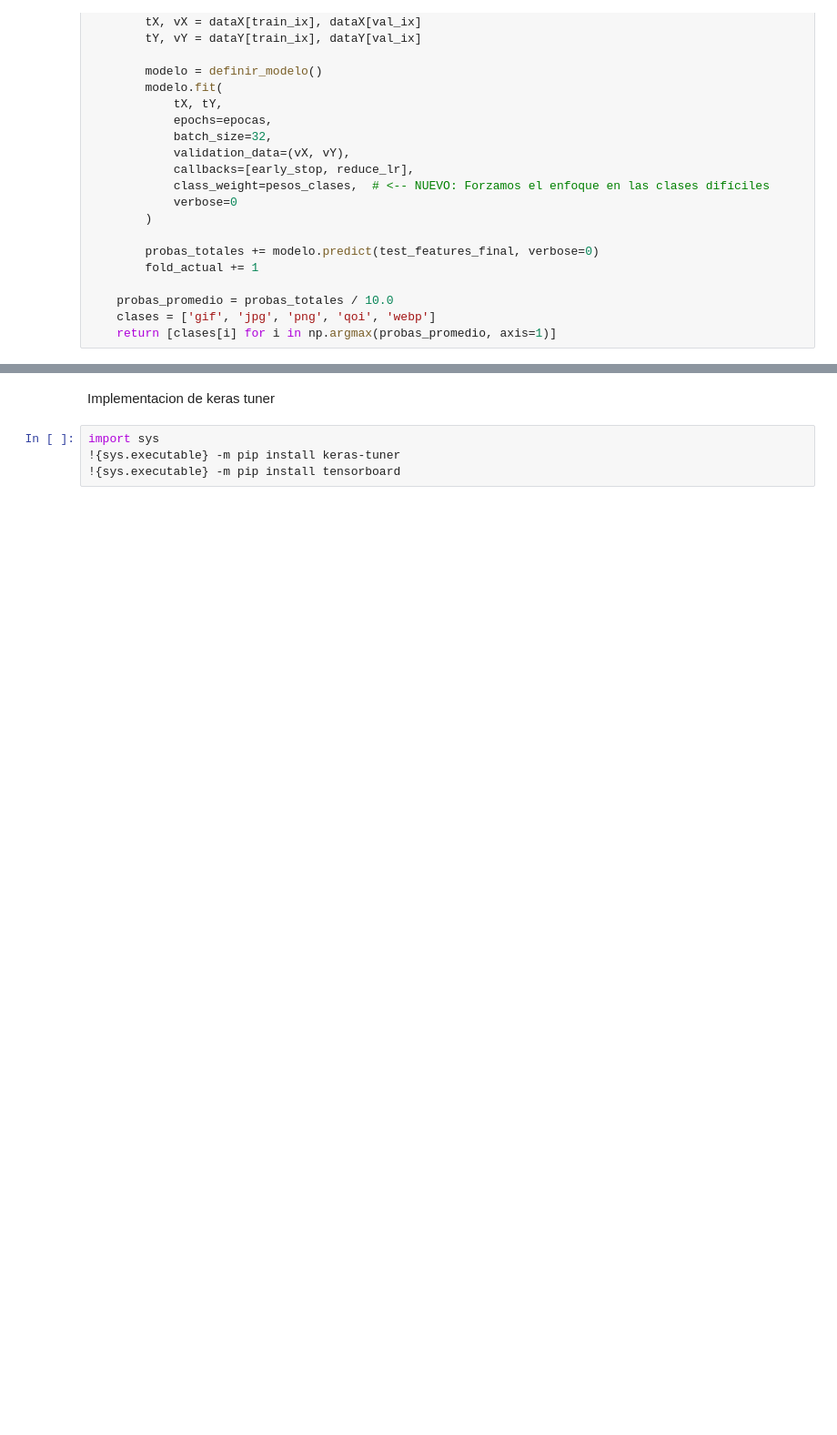
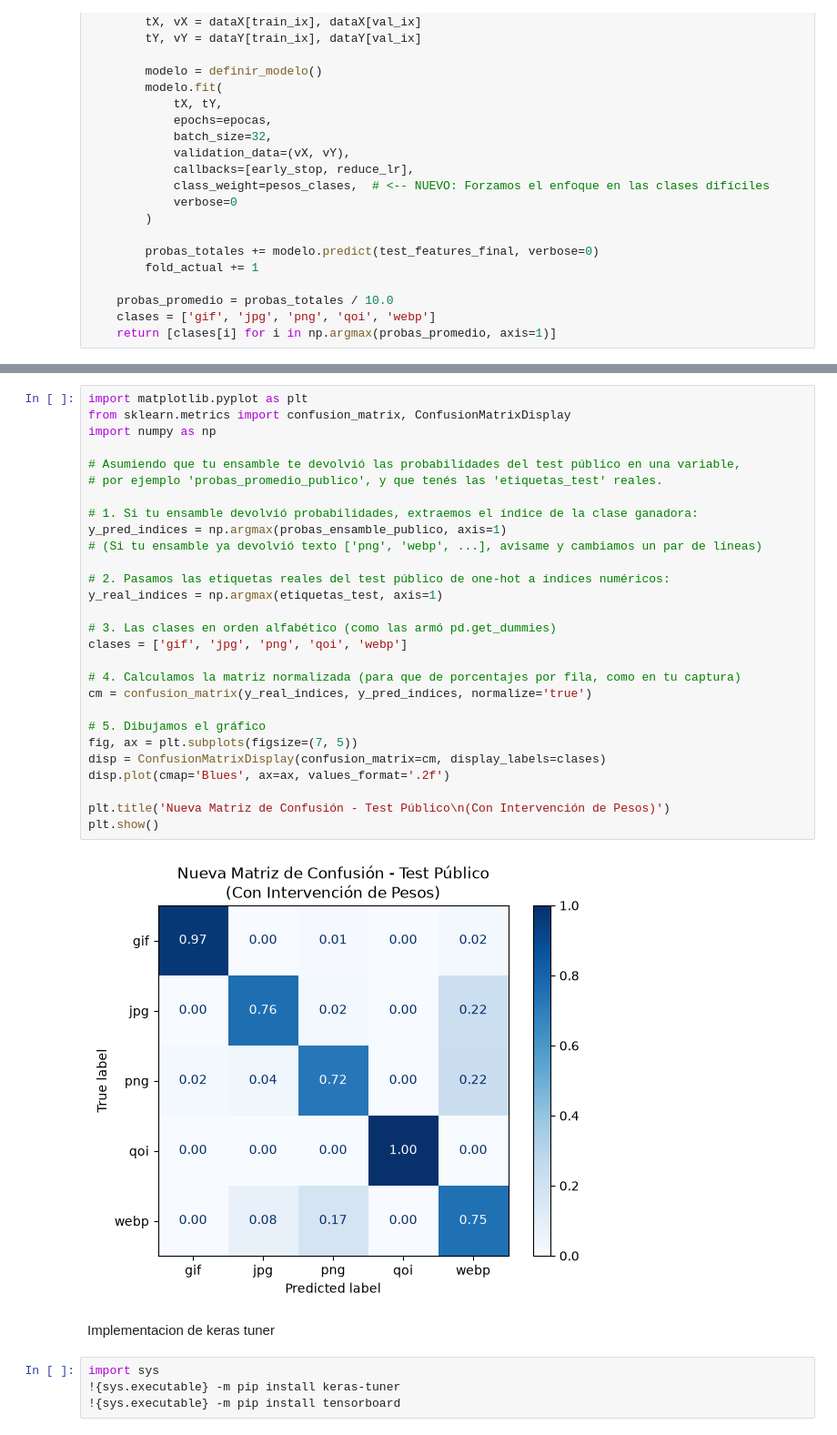
Before and after one commit to MartinBellone/red-neuronal-clasificacion-IA-2026, a Jupyter notebook: red/red.ipynb, the cells around one changed output, grey strips where cells are left out. Shown at 91% size. Cells and saved outputs as stored; diff of their text form; blank space fills up the shorter version.

```diff
--- a/red/red.ipynb
+++ b/red/red.ipynb
@@ -547,3 +571,33 @@ Iniciando prueba del ensamble sobre test_publico...
+# %%
+import matplotlib.pyplot as plt
+from sklearn.metrics import confusion_matrix, ConfusionMatrixDisplay
+import numpy as np
+
+# Asumiendo que tu ensamble te devolvió las probabilidades del test público en una variable,
+# por ejemplo 'probas_promedio_publico', y que tenés las 'etiquetas_test' reales.
+
+# 1. Si tu ensamble devolvió probabilidades, extraemos el índice de la clase ganadora:
+y_pred_indices = np.argmax(probas_ensamble_publico, axis=1)
+# (Si tu ensamble ya devolvió texto ['png', 'webp', ...], avisame y cambiamos un par de líneas)
+
+# 2. Pasamos las etiquetas reales del test público de one-hot a índices numéricos:
+y_real_indices = np.argmax(etiquetas_test, axis=1)
+
+# 3. Las clases en orden alfabético (como las armó pd.get_dummies)
+clases = ['gif', 'jpg', 'png', 'qoi', 'webp']
+
+# 4. Calculamos la matriz normalizada (para que de porcentajes por fila, como en tu captura)
+cm = confusion_matrix(y_real_indices, y_pred_indices, normalize='true')
+
+# 5. Dibujamos el gráfico
+fig, ax = plt.subplots(figsize=(7, 5))
+disp = ConfusionMatrixDisplay(confusion_matrix=cm, display_labels=clases)
+disp.plot(cmap='Blues', ax=ax, values_format='.2f')
+
+plt.title('Nueva Matriz de Confusión - Test Público\n(Con Intervención de Pesos)')
+plt.show()
+# %% [output]
+[figure, added]
 # %% [markdown]
 Implementacion de keras tuner
 # %%
```
Also changed, not shown: parts of 13 cells of this notebook, 3 other files.
